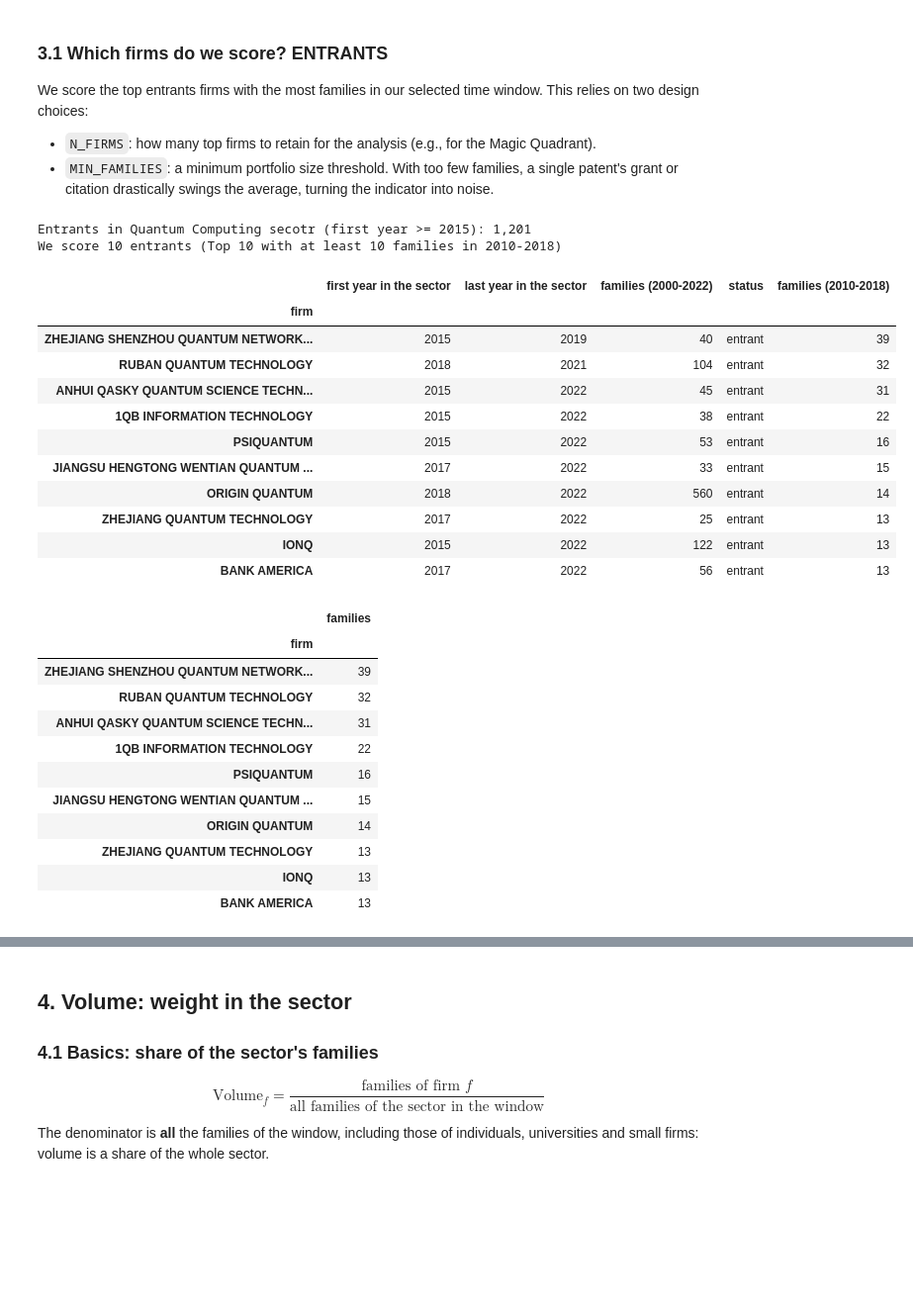
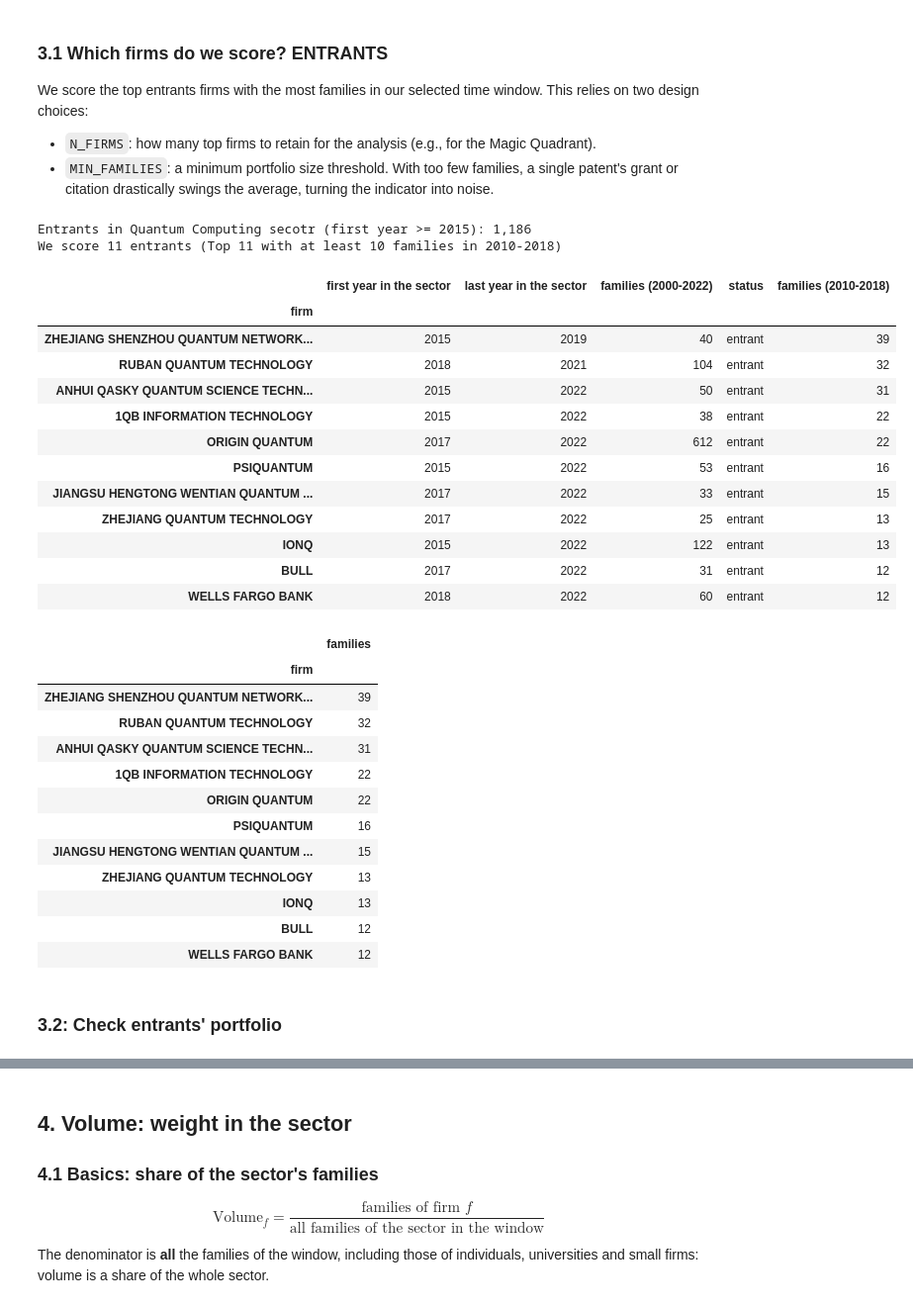
Before and after one commit to letiBri/team-30-QuantumComputing, a Jupyter notebook: notebooks/STEP3_present_score_entrant.ipynb, the cells around one changed output, grey strips where cells are left out. Shown at 99% size. Saved outputs shown, nothing was run; the diff lists cells and outputs as text; code cells hidden in the pictures; blank space fills up the shorter version.

```diff
--- a/notebooks/STEP3_present_score_entrant.ipynb
+++ b/notebooks/STEP3_present_score_entrant.ipynb
@@ -266,12 +266,14 @@ We score the top entrants firms with the most families in our selected time wind
 - `MIN_FAMILIES`: a minimum portfolio size threshold. With too few families, a single patent's grant or citation drastically swings the average, turning the indicator into noise.
 # %%
 SPLIT_YEAR = 2015 # to select entrants
-N_FIRMS = 10
+N_FIRMS = 11 # because of a tie
 MIN_FAMILIES = 10
 
 NON_FIRMS = {
     "ELECTRONIC SCIENCE RESEARCH INSTITUTE CHINA",
 }
+
+FALSE_POSITIVES = {"BANK AMERICA"}   # see 3.2: titles are not about quantum computing, which is a false positive applicant of the sector
 
 # manual in-place harmonisation
 FIRM_ALIASES = {
@@ -282,9 +284,28 @@ FIRM_ALIASES = {
     # Guodun -> casa madre QuantumCTek (incumbent)
     "ZHEJIANG GUODUN QUANTUM ELECTRIC POWER TECHNOLOGY": "QUANTUMCTEK",
     "ZHEJIANG GUODUN QUANTUM POWER TECHNOLOGY": "QUANTUMCTEK",
+    # typos and variants found in 3.2
+    "1 1QB INFORMATION TECHNOLOGY": "1QB INFORMATION TECHNOLOGY",
+    "1QB": "1QB INFORMATION TECHNOLOGY",
+    "IQB INFORMATION TECHNOLOGY": "1QB INFORMATION TECHNOLOGY",
+    "ANHUI ASKY QUANTUM TECHNOLOGY": "ANHUI QASKY QUANTUM SCIENCE TECHNOLOGY",
+    "HEFEI ORIGIN QUANTUM COMPUTERING TECHNOLOGY": "ORIGIN QUANTUM",
+    # Origin Quantum (name variants and mistranslations)
+    "LIABILITY COMPANY SCIENCE TECHNOLOGY BASED ON HENGFEN ORIGIN QUANTUM COMPUTING": "ORIGIN QUANTUM",
+    "HEFEI ORIGIN QUANTUM CALCULATING TECHNOLOGY": "ORIGIN QUANTUM",
+    "HEFEI ORIGIN QUANTUM COMPUTING TECHNOLOGY": "ORIGIN QUANTUM",
+    "HEFEI ORIGIN QUANTUM COMPUTER TECHNOLOGY": "ORIGIN QUANTUM",
+    # Ruban
+    "NANJING RUBAN QUANTUM TECHNOLOGY": "RUBAN QUANTUM TECHNOLOGY",
+    "NANJING RUBAN LIANGZI TECHNOLOGY": "RUBAN QUANTUM TECHNOLOGY",
+    # Anhui Qasky
+    "HEFEI QASKY TECHNOLOGY": "ANHUI QASKY QUANTUM SCIENCE TECHNOLOGY",
+    "SHENYANG ASKY QUANTUM TECHNOLOGY": "ANHUI QASKY QUANTUM SCIENCE TECHNOLOGY",
+    # Hengtong Wentian (earlier name of the same institute)
+    "HENGTONG QASKY QUANTUM INFORMATION RESEARCH INSTITUTE": "JIANGSU HENGTONG WENTIAN QUANTUM INFORMATION RESEARCH INSTITUTE",
 }
 
-clean_owners = clean_owners[~clean_owners["firm"].isin(NON_FIRMS)].copy()
+clean_owners = clean_owners[~clean_owners["firm"].isin(NON_FIRMS | FALSE_POSITIVES)].copy()
 clean_owners["firm"] = clean_owners["firm"].replace(FIRM_ALIASES)
 
 # incumbent vs entrant as we defined in step2
@@ -294,55 +315,57 @@ firm_history = pd.DataFrame({
     "last year in the sector": by_firm_all["year"].max(),
     "families (2000-2022)": by_firm_all["docdb_family_id"].nunique(),
 })
 firm_history["status"] = np.where(firm_history["first year in the sector"] < SPLIT_YEAR, "incumbent", "entrant")
 
 entrants = firm_history.index[firm_history["status"] == "entrant"]
 
 fam_firm = clean_owners[clean_owners.docdb_family_id.isin(FAMILIES)].copy()
 
 n_families = (
     fam_firm[fam_firm["firm"].isin(entrants)]
     .groupby("firm")["docdb_family_id"]
     .nunique()
     .sort_values(ascending=False)
 )
 
 TOP = list(n_families[n_families >= MIN_FAMILIES].head(N_FIRMS).index)
 SHORT = {f: (f.title()[:28] if len(f) > 5 else f) for f in TOP}  # short names for the charts
 
 print(f"Entrants in Quantum Computing secotr (first year >= {SPLIT_YEAR}): {len(entrants):,}")
 print(f"We score {len(TOP)} entrants (Top {N_FIRMS} with at least {MIN_FAMILIES} families in {WINDOW[0]}-{WINDOW[1]})")
 summary_top = firm_history.loc[TOP].assign(**{f"families ({WINDOW[0]}-{WINDOW[1]})": n_families.loc[TOP]})
 display(summary_top)
 
 n_families.loc[TOP].rename("families").to_frame()
 # %% [output]
-Entrants in Quantum Computing secotr (first year >= 2015): 1,201
-We score 10 entrants (Top 10 with at least 10 families in 2010-2018)
+Entrants in Quantum Computing secotr (first year >= 2015): 1,186
+We score 11 entrants (Top 11 with at least 10 families in 2010-2018)
 |  | first year in the sector | last year in the sector | families (2000-2022) | status | families (2010-2018) |
 | firm |  |  |  |  |  |
 | ZHEJIANG SHENZHOU QUANTUM NETWORK... | 2015 | 2019 | 40 | entrant | 39 |
 | RUBAN QUANTUM TECHNOLOGY | 2018 | 2021 | 104 | entrant | 32 |
-| ANHUI QASKY QUANTUM SCIENCE TECHN... | 2015 | 2022 | 45 | entrant | 31 |
+| ANHUI QASKY QUANTUM SCIENCE TECHN... | 2015 | 2022 | 50 | entrant | 31 |
 | 1QB INFORMATION TECHNOLOGY | 2015 | 2022 | 38 | entrant | 22 |
+| ORIGIN QUANTUM | 2017 | 2022 | 612 | entrant | 22 |
 | PSIQUANTUM | 2015 | 2022 | 53 | entrant | 16 |
 | JIANGSU HENGTONG WENTIAN QUANTUM ... | 2017 | 2022 | 33 | entrant | 15 |
-| ORIGIN QUANTUM | 2018 | 2022 | 560 | entrant | 14 |
 | ZHEJIANG QUANTUM TECHNOLOGY | 2017 | 2022 | 25 | entrant | 13 |
 | IONQ | 2015 | 2022 | 122 | entrant | 13 |
-| BANK AMERICA | 2017 | 2022 | 56 | entrant | 13 |
+| BULL | 2017 | 2022 | 31 | entrant | 12 |
+| WELLS FARGO BANK | 2018 | 2022 | 60 | entrant | 12 |
 |  | families |
 | firm |  |
 | ZHEJIANG SHENZHOU QUANTUM NETWORK... | 39 |
 | RUBAN QUANTUM TECHNOLOGY | 32 |
 | ANHUI QASKY QUANTUM SCIENCE TECHN... | 31 |
 | 1QB INFORMATION TECHNOLOGY | 22 |
+| ORIGIN QUANTUM | 22 |
 | PSIQUANTUM | 16 |
 | JIANGSU HENGTONG WENTIAN QUANTUM ... | 15 |
-| ORIGIN QUANTUM | 14 |
 | ZHEJIANG QUANTUM TECHNOLOGY | 13 |
 | IONQ | 13 |
-| BANK AMERICA | 13 |
+| BULL | 12 |
+| WELLS FARGO BANK | 12 |
 # %%
 def firm_bars(values, title, xlabel, fmt="{:.2f}", ref=None, ref_label=None, color=NAVY):
     """One horizontal bar per scored firm, in the order of TOP (largest portfolio on top)."""
@@ -366,3 +389,5 @@ def per_firm(column, how="mean"):
     """Aggregate a column of `families` over the families of each scored firm."""
     table = fam_firm.merge(families[["docdb_family_id", column]], on="docdb_family_id")
     return table.groupby("firm")[column].agg(how).reindex(TOP).rename(column)
+# %% [markdown]
+### 3.2: Check entrants' portfolio
```
Also changed, not shown: parts of 85 cells of this notebook, 1 other file.
